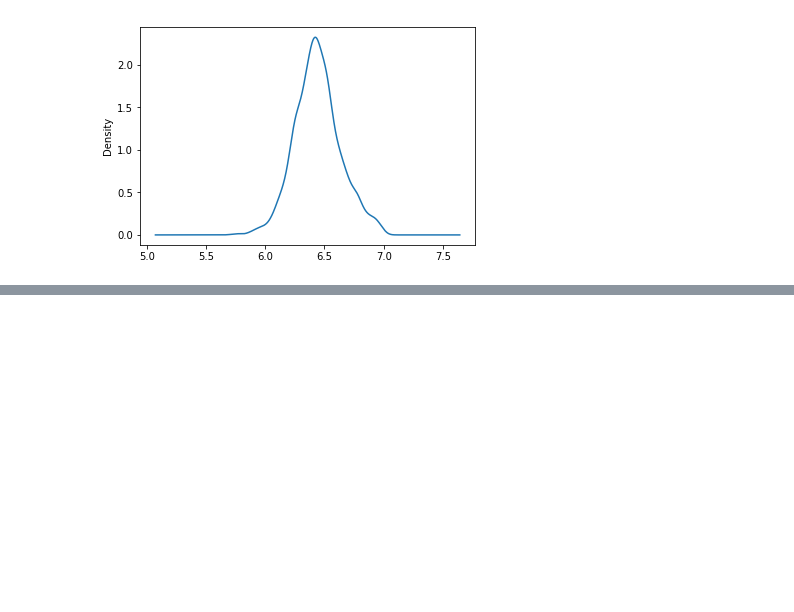
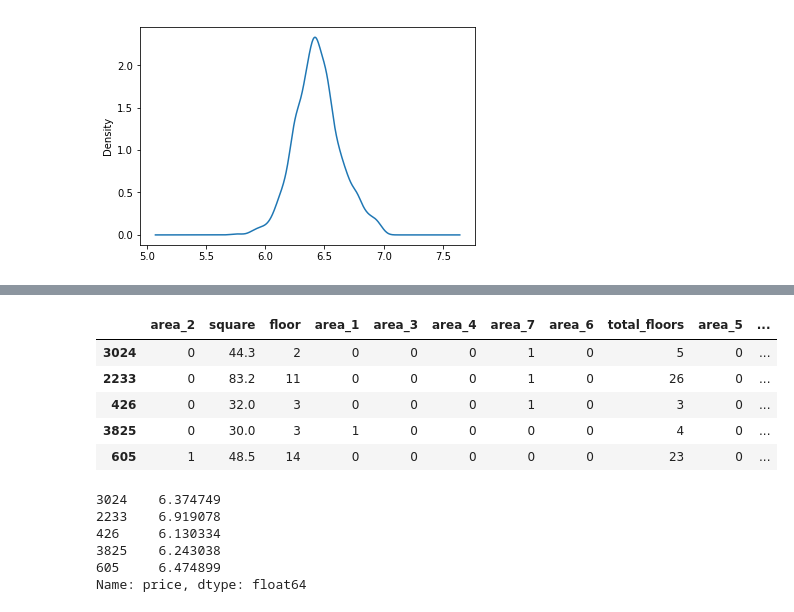
Before and after one commit to kerby05/test_task, a Jupyter notebook: final_task.ipynb, the cells around one changed output, grey strips where cells are left out. Cells and saved outputs as stored; diff of their text form; code cells hidden in the pictures; blank space fills up the shorter version.

```diff
--- a/final_task.ipynb
+++ b/final_task.ipynb
@@ -373,0 +388,18 @@ plt.show()
+# %%
+X_train.head()
+# %% [output]
+|  | area_2 | square | floor | area_1 | area_3 | area_4 | area_7 | area_6 | total_floors | area_5 | ... |
+| 3024 | 0 | 44.3 | 2 | 0 | 0 | 0 | 1 | 0 | 5 | 0 | ... |
+| 2233 | 0 | 83.2 | 11 | 0 | 0 | 0 | 1 | 0 | 26 | 0 | ... |
+| 426 | 0 | 32.0 | 3 | 0 | 0 | 0 | 1 | 0 | 3 | 0 | ... |
+| 3825 | 0 | 30.0 | 3 | 1 | 0 | 0 | 0 | 0 | 4 | 0 | ... |
+| 605 | 1 | 48.5 | 14 | 0 | 0 | 0 | 0 | 0 | 23 | 0 | ... |
+# %%
+y_train.head()
+# %% [output]
+3024    6.374749
+2233    6.919078
+426     6.130334
+3825    6.243038
+605     6.474899
+Name: price, dtype: float64
```
Also changed, not shown: parts of 29 cells of this notebook, 1 other file.
